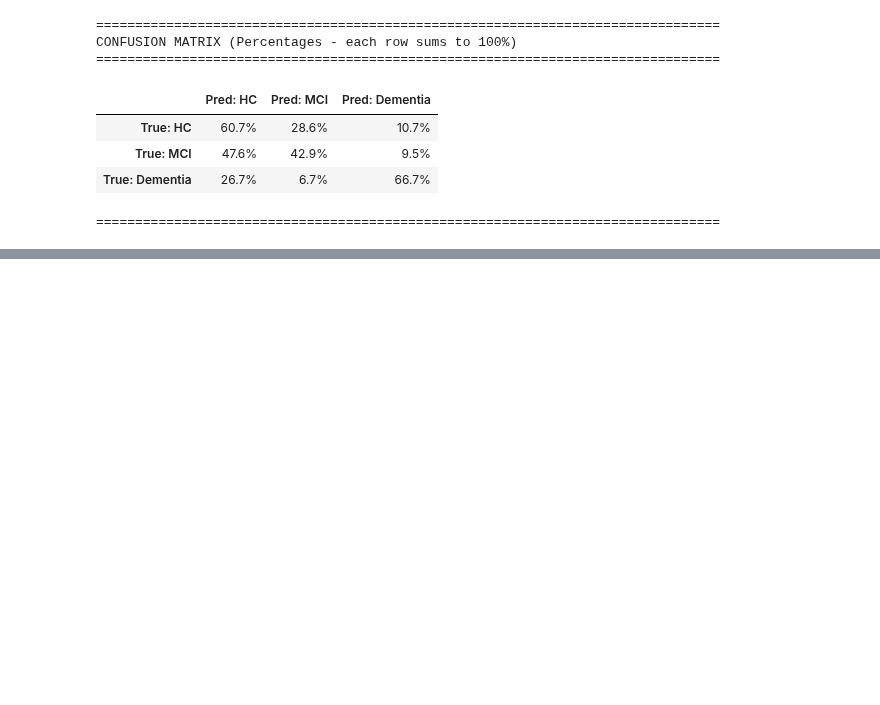
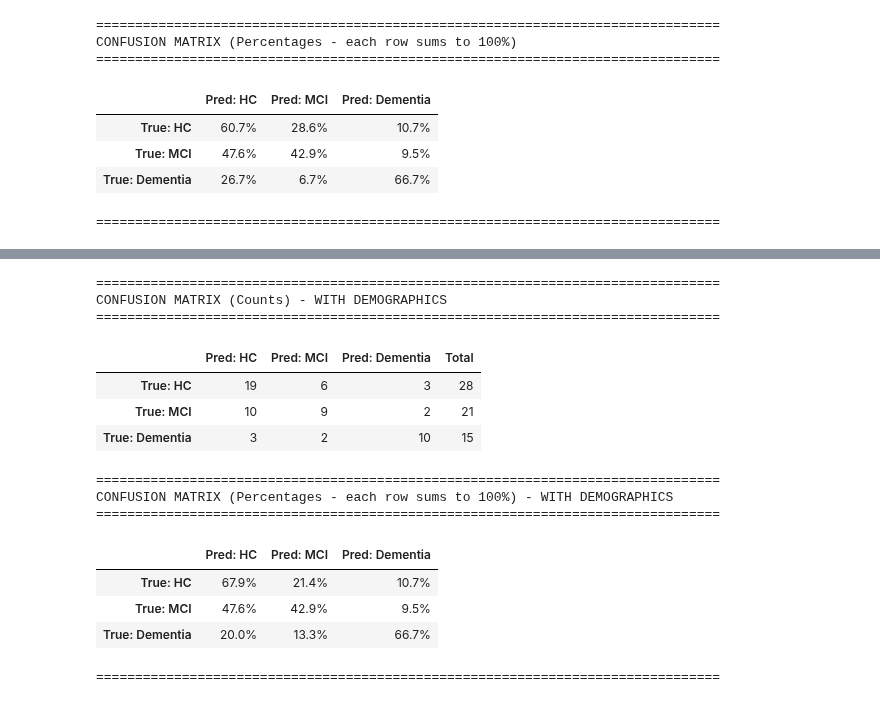
Before and after one commit to bentindal/cognospeak-pft-sft-pauses-data-analysis, a Jupyter notebook: transcript_analysis.ipynb, the cells around one changed output, grey strips where cells are left out. Saved outputs shown, nothing was run; the diff lists cells and outputs as text; code cells hidden in the pictures; blank space fills up the shorter version.

```diff
--- a/transcript_analysis.ipynb
+++ b/transcript_analysis.ipynb
@@ -924,0 +1224,46 @@ CONFUSION MATRIX (Percentages - each row sums to 100%)
+# %%
+# Display confusion matrix as pandas DataFrame (with demographics)
+cm_df_demo = pd.DataFrame(
+    cm_multiclass_demo,
+    index=['True: HC', 'True: MCI', 'True: Dementia'],
+    columns=['Pred: HC', 'Pred: MCI', 'Pred: Dementia']
+)
+
+# Add row totals
+cm_df_demo['Total'] = cm_df_demo.sum(axis=1)
+
+# Calculate percentages for each row
+cm_percent_df_demo = pd.DataFrame(
+    cm_percent_demo,
+    index=['True: HC', 'True: MCI', 'True: Dementia'],
+    columns=['Pred: HC', 'Pred: MCI', 'Pred: Dementia']
+)
+
+print("\n" + "=" * 80)
+print("CONFUSION MATRIX (Counts) - WITH DEMOGRAPHICS")
+print("=" * 80)
+display(cm_df_demo)
+
+print("\n" + "=" * 80)
+print("CONFUSION MATRIX (Percentages - each row sums to 100%) - WITH DEMOGRAPHICS")
+print("=" * 80)
+# Format percentages
+cm_percent_df_formatted_demo = cm_percent_df_demo.map(lambda x: f'{x:.1f}%')
+display(cm_percent_df_formatted_demo)
+print("=" * 80 + "\n")
+# %% [output]
+================================================================================
+CONFUSION MATRIX (Counts) - WITH DEMOGRAPHICS
+================================================================================
+|  | Pred: HC | Pred: MCI | Pred: Dementia | Total |
+| True: HC | 19 | 6 | 3 | 28 |
+| True: MCI | 10 | 9 | 2 | 21 |
+| True: Dementia | 3 | 2 | 10 | 15 |
+================================================================================
+CONFUSION MATRIX (Percentages - each row sums to 100%) - WITH DEMOGRAPHICS
+================================================================================
+|  | Pred: HC | Pred: MCI | Pred: Dementia |
+| True: HC | 67.9% | 21.4% | 10.7% |
+| True: MCI | 47.6% | 42.9% | 9.5% |
+| True: Dementia | 20.0% | 13.3% | 66.7% |
+================================================================================
```
Also changed, not shown: parts of 11 cells of this notebook, 1 other file.
